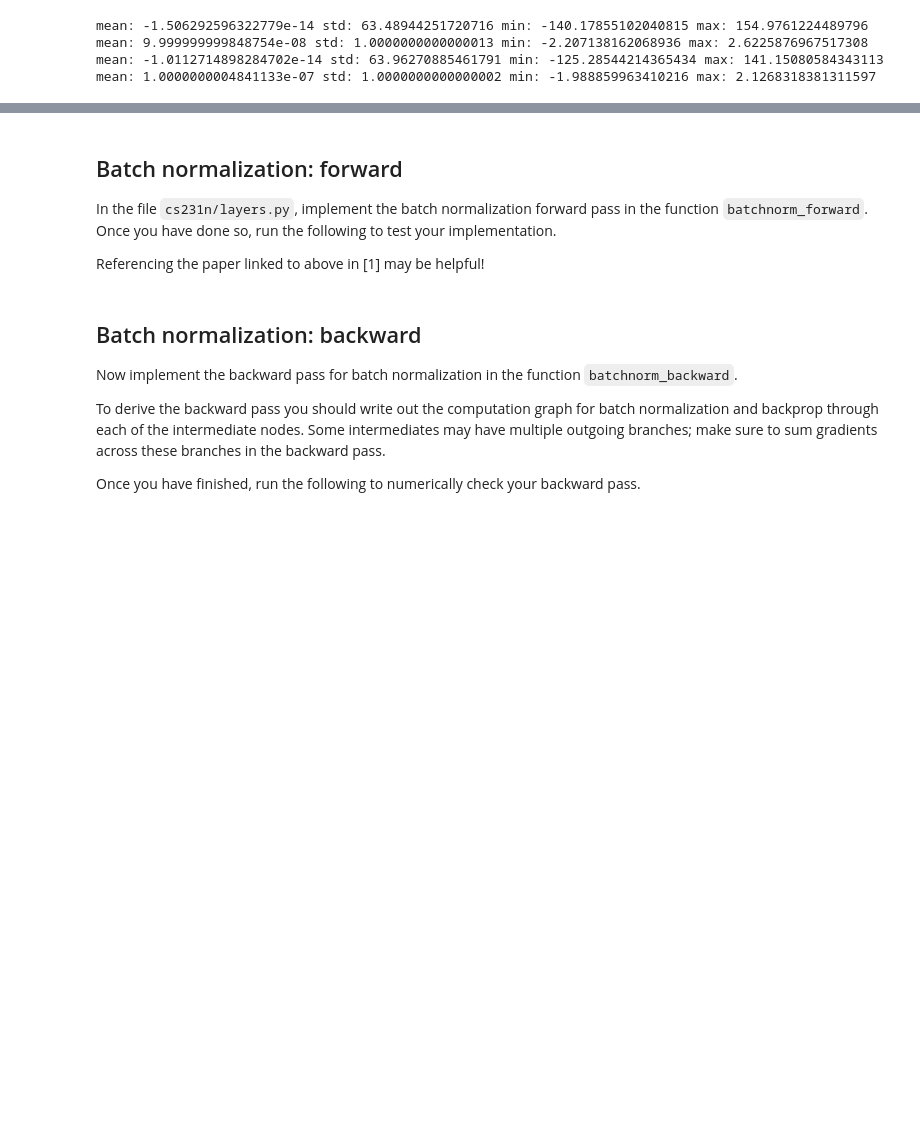
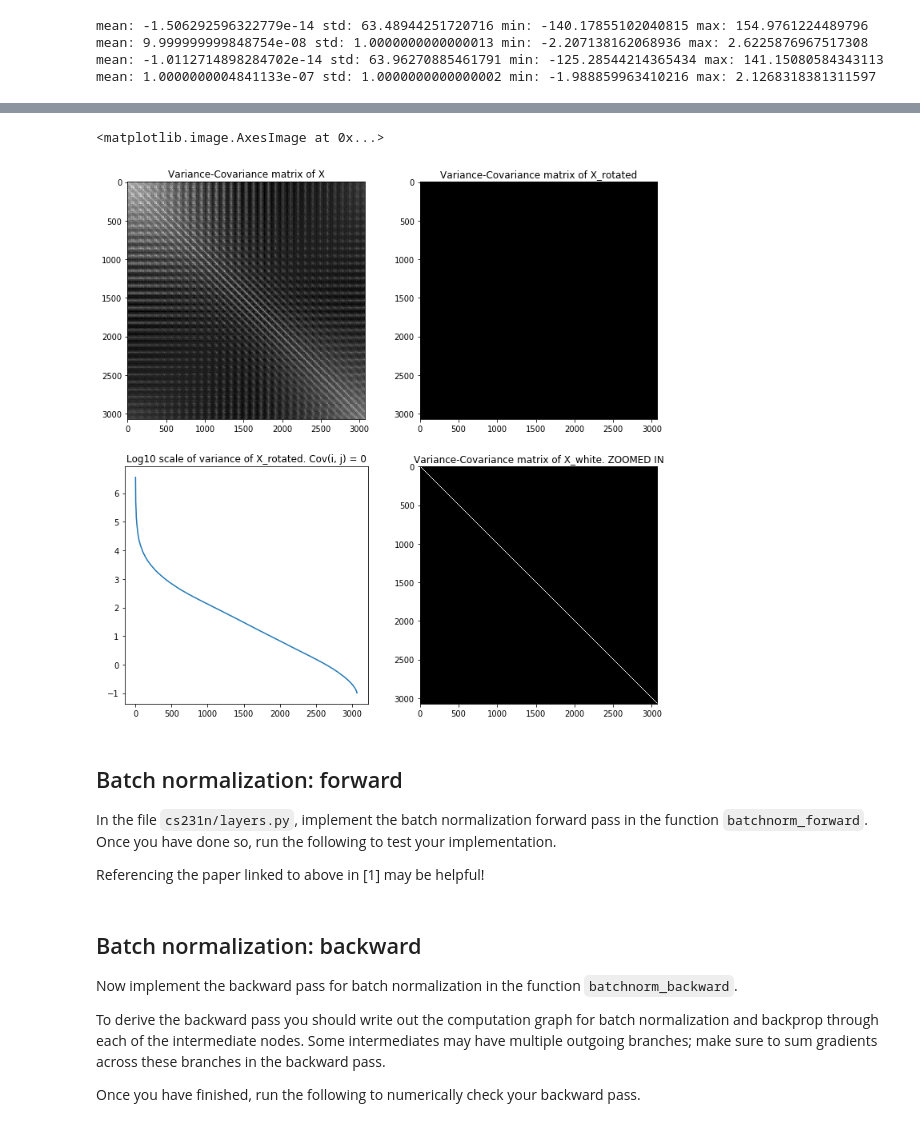
Before and after one commit to aduzhinskaya/cs231n, a Jupyter notebook: assignment2/BatchNormalization.ipynb, the cells around one changed output, grey strips where cells are left out. Cells and saved outputs as stored; diff of their text form; code cells hidden in the pictures; blank space fills up the shorter version.

```diff
--- a/assignment2/BatchNormalization.ipynb
+++ b/assignment2/BatchNormalization.ipynb
@@ -129,7 +148,8 @@ normalized = centered / rgb_std + 1e-7
 print_stats(normalized)
 
 # In order to visualize images you will need to scale it back to [0..255]
-restored = 255 * (x - x.min()) / (x.max() - x.min())
+def restore_img(x):
+    return 255 * (x - x.min()) / (x.max() - x.min())
 # %% [output]
 mean: -1.506292596322779e-14 std: 63.48944251720716 min: -140.17855102040815 max: 154.9761224489796
 mean: 9.999999999848754e-08 std: 1.0000000000000013 min: -2.207138162068936 max: 2.6225876967517308
@@ -150,3 +204,23 @@ plt.axis('off')
+# %%
+f, axarr = plt.subplots(2, 2, figsize=(12, 12))
+axarr[0, 0].set_title('Variance-Covariance matrix of X')
+axarr[0, 0].imshow(restore_img(cov).astype('uint8'))
+
+Xrot = X @ U
+axarr[0, 1].set_title('Variance-Covariance matrix of X_rotated')
+cov_rot = (Xrot.T @ Xrot)/Xrot.shape[0]
+axarr[0, 1].imshow(restore_img(cov_rot).astype('uint8'))
+
+axarr[1, 0].set_title('Log10 scale of variance of X_rotated. Cov(i, j) = 0')
+axarr[1, 0].plot(np.log10(np.diagonal(cov_rot)))
+
+Xwhite = Xrot / np.sqrt(S + 1e-7)
+axarr[1, 1].set_title('Variance-Covariance matrix of X_white. ZOOMED IN')
+cov_white = (Xwhite.T @ Xwhite)/Xwhite.shape[0]
+axarr[1, 1].imshow(restore_img(cov_white).astype('uint8'))
+# %% [output]
+<matplotlib.image.AxesImage at 0x...>
+[figure, added]
 # %% [markdown]
 ## Batch normalization: forward
 In the file `cs231n/layers.py`, implement the batch normalization forward pass in the function `batchnorm_forward`. Once you have done so, run the following to test your implementation.
```
Also changed, not shown: parts of 9 cells of this notebook.
